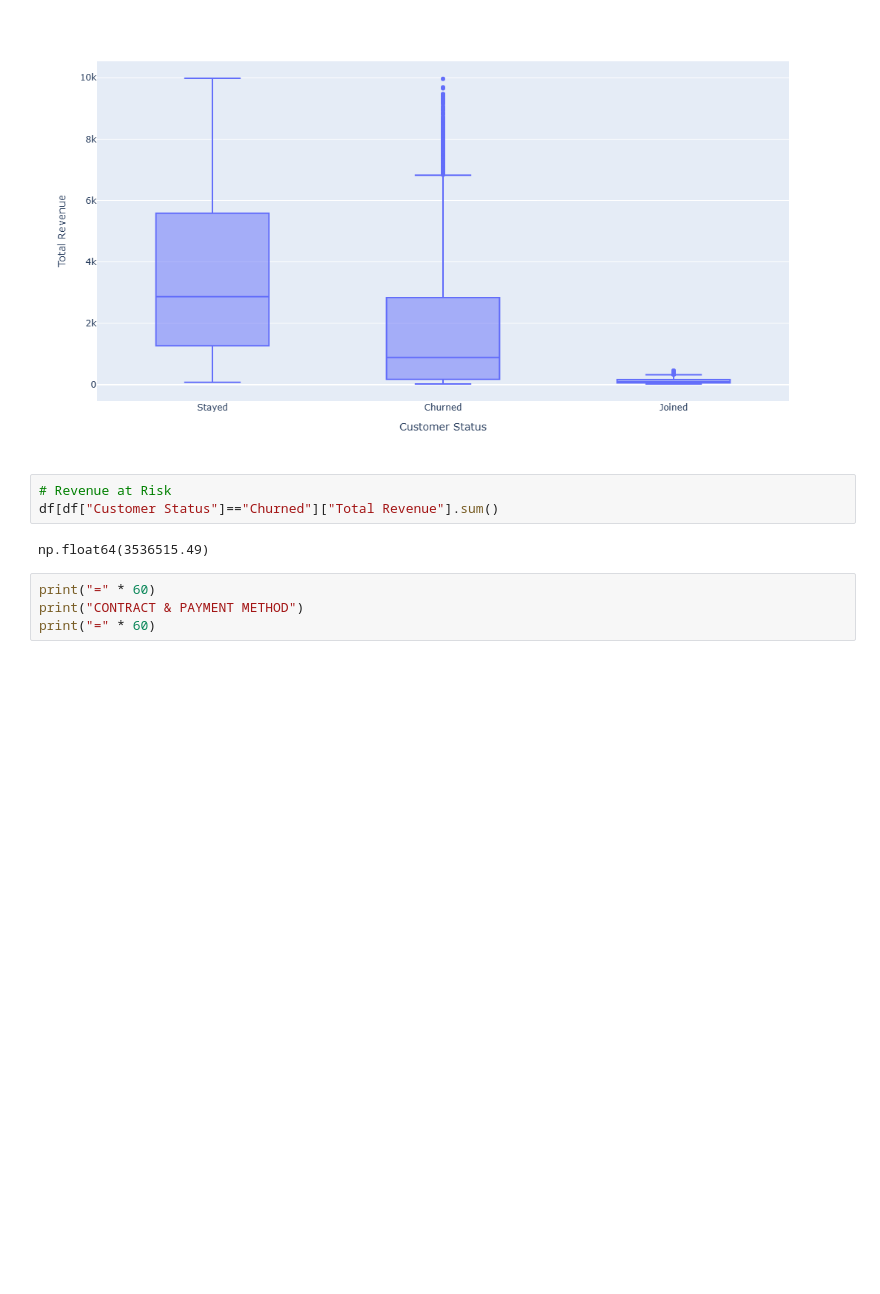
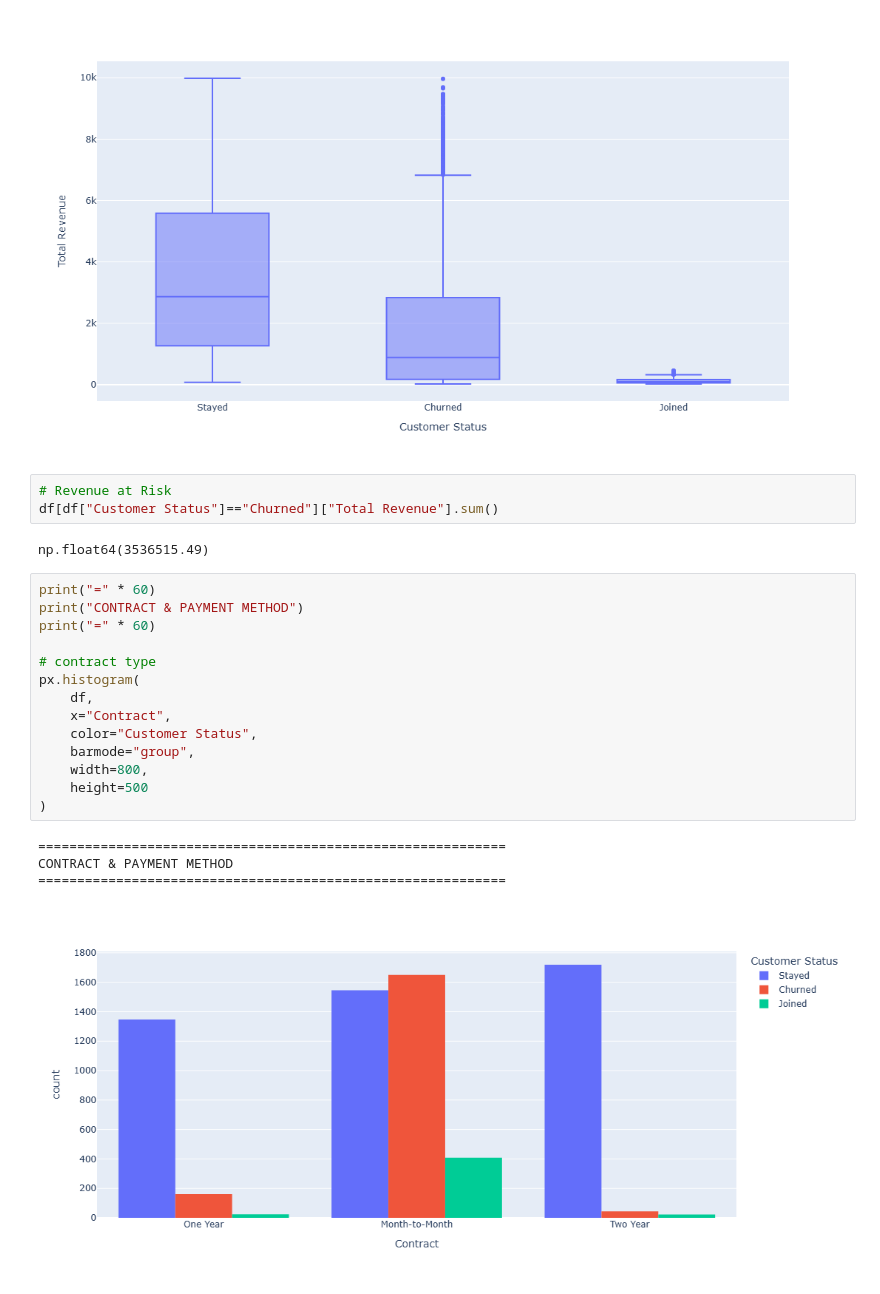
Before and after one commit to kwiver/customer_churn, a Jupyter notebook: notebooks/02_eda.ipynb, the cells around one changed output. Drawn from its saved outputs; the diff is of its cells as text; blank space fills up the shorter version.

```diff
--- a/notebooks/02_eda.ipynb
+++ b/notebooks/02_eda.ipynb
@@ -201,4 +203,19 @@ np.float64(3536515.49)
 # %%
 print("=" * 60)
 print("CONTRACT & PAYMENT METHOD")
 print("=" * 60)
+
+# contract type
+px.histogram(
+    df,
+    x="Contract",
+    color="Customer Status",
+    barmode="group",
+    width=800,
+    height=500
+)
+# %% [output]
+============================================================
+CONTRACT & PAYMENT METHOD
+============================================================
+[figure, added]
```
Also changed, not shown: parts of 6 cells of this notebook.
